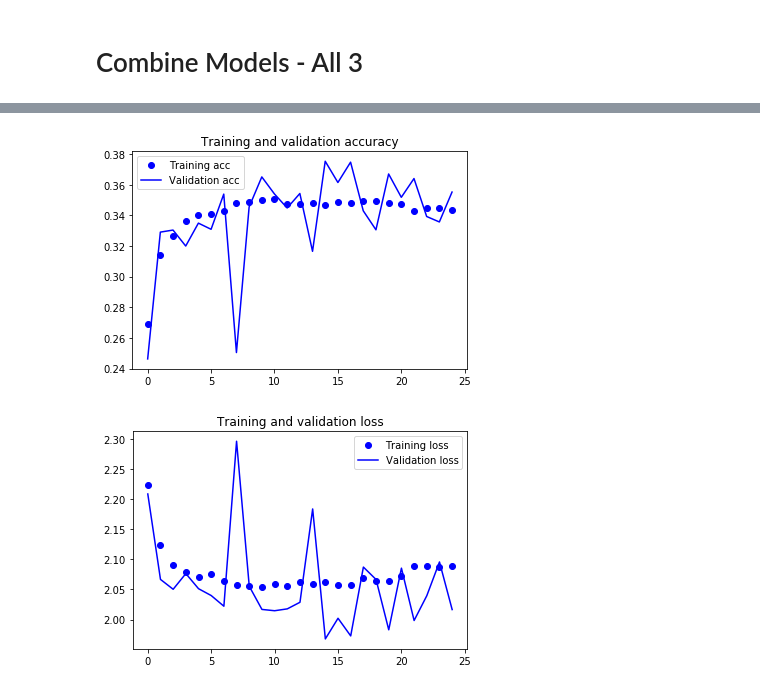
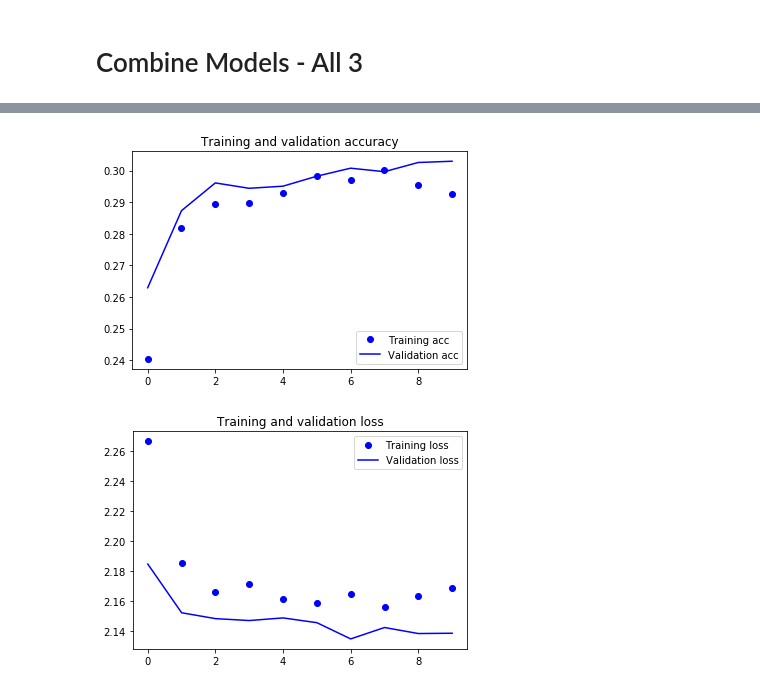
Before and after one commit to c3108/2015lab1, a Jupyter notebook: Capstone_Neural_Net_Copy5.ipynb, the cells around one changed output, grey strips where cells are left out. Cells and saved outputs as stored; diff of their text form; code cells hidden in the pictures.

```diff
--- a/Capstone_Neural_Net_Copy5.ipynb
+++ b/Capstone_Neural_Net_Copy5.ipynb
@@ -518,7 +525,7 @@ def generator_two(features, labels, batch_size):
   while True:
 
     batch_features = np.zeros((batch_size, 128, 128))
-    batch_labels = np.zeros((batch_size, 16))
+    batch_labels = np.zeros((batch_size, num_classes))
     index_list = []
 
     for i in range(batch_size):
@@ -529,7 +536,6 @@ def generator_two(features, labels, batch_size):
       sample = sample.reshape(128, 128)
       batch_features[i] = sample
       batch_labels[i] = labels[index]
-    print('here4')
     batch_features = batch_features.astype('float32')
     batch_features /=255
 
@@ -538,13 +544,11 @@ def generator_two(features, labels, batch_size):
 
     # fit_generator does not accept sparse matrices
     batch_mlp = np.array(features_mlp[index_list].todense())
-    print('here1')
     yield [batch_features3, batch_mlp], batch_labels
 
 
 # size = batch_size for val_generator_three
 def val_generator_two(features, labels, size):
-  print('here2')
   features_vgg, features_mlp = features
 
   samples_per_epoch = features_vgg.shape[0]
@@ -1103,27 +1230,13 @@ KeyboardInterrupt: ignored
+# %%
+acc = history_two.history['acc']
+val_acc = history_two.history['val_acc']
+loss = history_two.history['loss']
+val_loss = history_two.history['val_loss']
+
+plot_loss(acc, val_acc, loss, val_loss)
+# %% [output]
+[figure, added]
+[figure, added]
 # %%
 from google.colab import files
 files.download('best_model_all.h5')
-# %%
-acc = history.history['acc']
-val_acc = history.history['val_acc']
-loss = history.history['loss']
-val_loss = history.history['val_loss']
-
-epochs = range(len(acc))
-
-plt.plot(epochs, acc, 'bo', label='Training acc')
-plt.plot(epochs, val_acc, 'b', label='Validation acc')
-plt.title('Training and validation accuracy')
-plt.legend()
-
-plt.figure()
-
-plt.plot(epochs, loss, 'bo', label='Training loss')
-plt.plot(epochs, val_loss, 'b', label='Validation loss')
-plt.title('Training and validation loss')
-plt.legend()
-
-plt.show()
-# %% [output]
-[figure, removed]
-[figure, removed]
```
Also changed, not shown: parts of 23 cells of this notebook.
